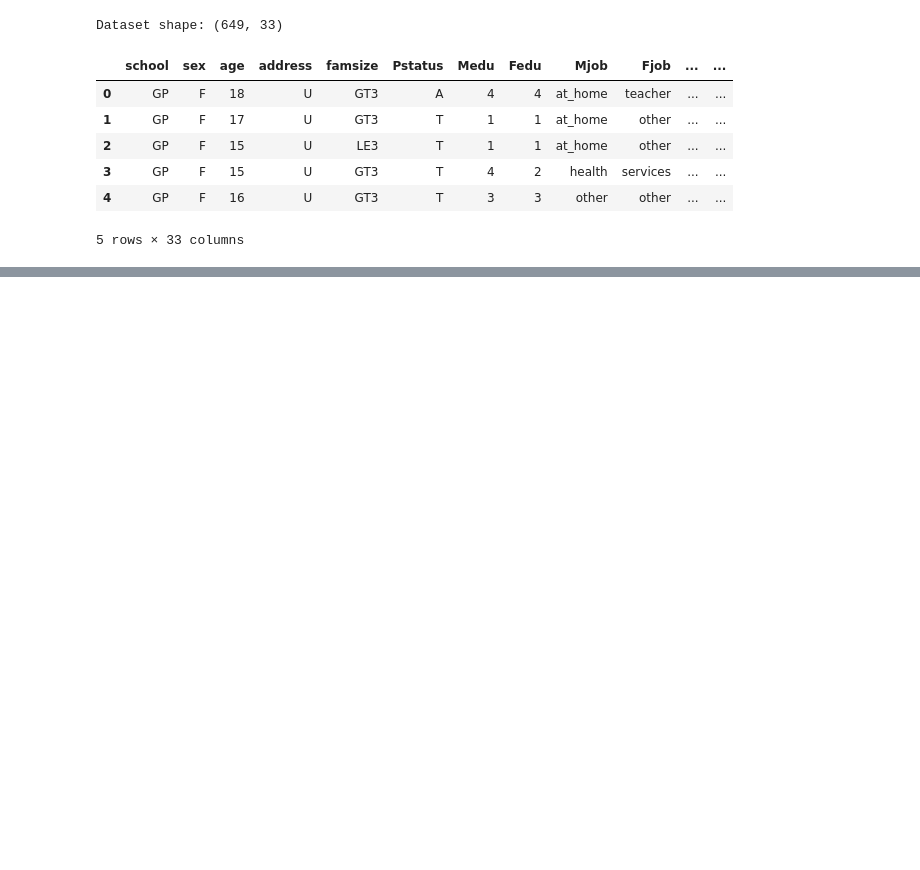
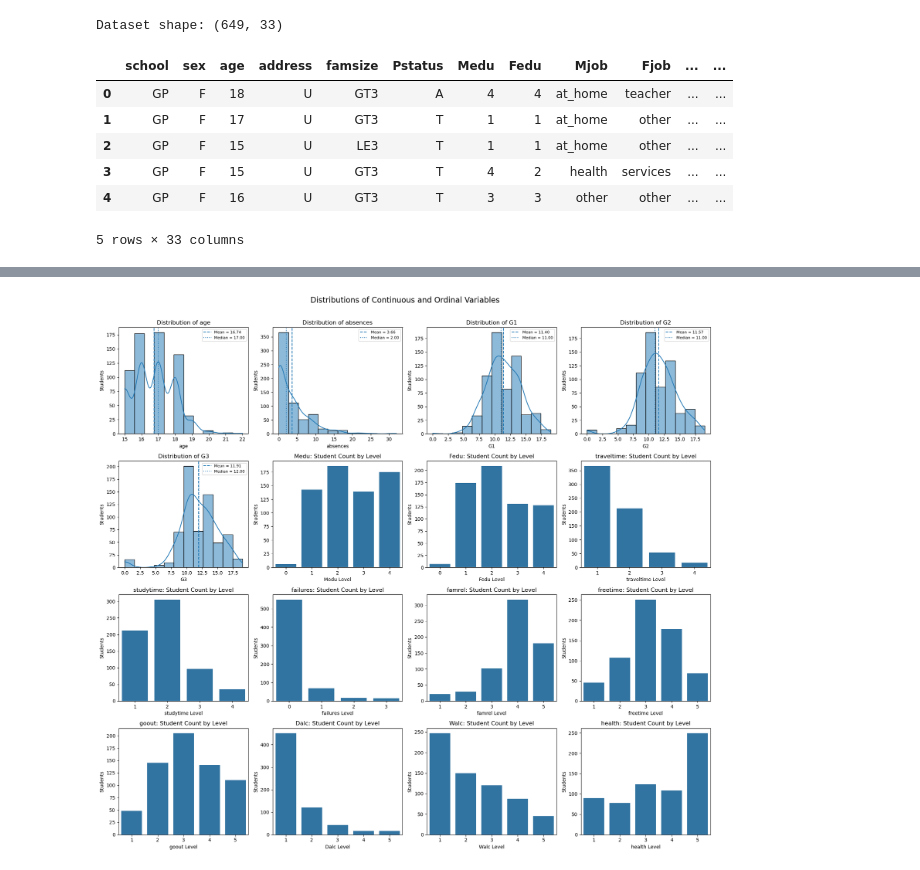
Before and after one commit to kmzakmza44-lang/Statistics-superstars, a Jupyter notebook: notebooks/03_exploratory_visualizations.ipynb, the cells around one changed output, grey strips where cells are left out. Cells and saved outputs as stored; diff of their text form; code cells hidden in the pictures; blank space fills up the shorter version.

```diff
--- a/notebooks/03_exploratory_visualizations.ipynb
+++ b/notebooks/03_exploratory_visualizations.ipynb
@@ -23,0 +45,82 @@ Dataset shape: (649, 33)
+# %%
+continuous_cols = ['age', 'absences', 'G1', 'G2', 'G3']
+
+ordinal_cols = [
+    'Medu', 'Fedu', 'traveltime', 'studytime', 'failures',
+    'famrel', 'freetime', 'goout', 'Dalc', 'Walc', 'health'
+]
+
+# Continuous variables: histograms with KDE
+fig, axes = plt.subplots(4, 4, figsize=(18, 16))
+axes = axes.flatten()
+
+for ax, col in zip(axes, continuous_cols):
+    values = df[col].dropna()
+
+    sns.histplot(
+        values,
+        kde=True,
+        ax=ax,
+        bins=12
+    )
+
+    ax.axvline(
+        values.mean(),
+        linestyle='--',
+        label=f"Mean = {values.mean():.2f}"
+    )
+
+    ax.axvline(
+        values.median(),
+        linestyle=':',
+        label=f"Median = {values.median():.2f}"
+    )
+
+    ax.set_title(f"Distribution of {col}")
+    ax.set_xlabel(col)
+    ax.set_ylabel("Students")
+    ax.legend(fontsize=8)
+
+# Ordinal variables: count plots
+for ax, col in zip(axes[len(continuous_cols):], ordinal_cols):
+    order = sorted(df[col].dropna().unique())
+
+    sns.countplot(
+        data=df,
+        x=col,
+        order=order,
+        ax=ax
+    )
+
+    ax.set_title(f"{col}: Student Count by Level")
+    ax.set_xlabel(f"{col} Level")
+    ax.set_ylabel("Students")
+
+    # Make ordinal categories clearly discrete
+    ax.set_xticks(range(len(order)))
+    ax.set_xticklabels([str(int(x)) if float(x).is_integer() else str(x)
+                        for x in order])
+
+# Hide unused panels
+for ax in axes[len(continuous_cols) + len(ordinal_cols):]:
+    ax.set_visible(False)
+
+fig.suptitle(
+    "Distributions of Continuous and Ordinal Variables",
+    fontsize=16,
+    y=1.01
+)
+
+plt.tight_layout()
+
+plt.savefig(
+    figures_dir / "distribution_plots.png",
+    dpi=300,
+    bbox_inches="tight"
+)
+
+plt.show()
+
+print("Saved: reports/figures/distribution_plots.png")
+# %% [output]
+[figure, added]
```
Also changed, not shown: parts of 23 cells of this notebook, 9 other files.
